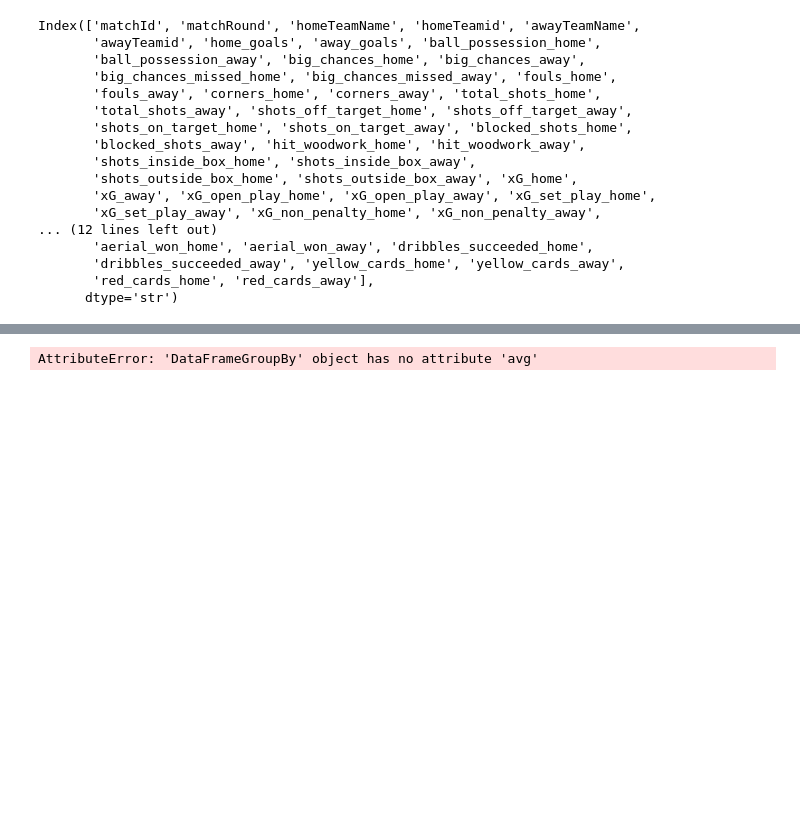
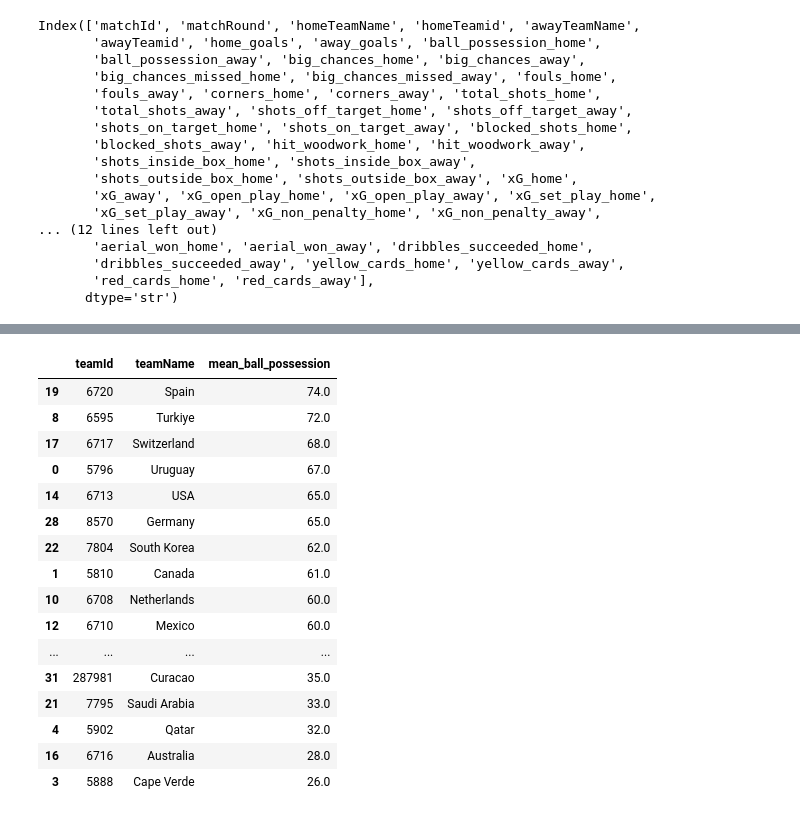
Before and after one commit to bolaxel/wcup26, a Jupyter notebook: cleaning.ipynb, the cells around one changed output, grey strips where cells are left out. Saved outputs shown, nothing was run; the diff lists cells and outputs as text; code cells hidden in the pictures; blank space fills up the shorter version.

```diff
--- a/cleaning.ipynb
+++ b/cleaning.ipynb
@@ -48,38 +105,55 @@ Index(['matchId', 'matchRound', 'homeTeamName', 'homeTeamid', 'awayTeamName',
 # %%
-# AVG
+# MEAN
 
 # ball_possession_home,
-home_df = df[['homeTeamName', 'homeTeamid', 'ball_possession_home']].rename(
+mean_home_df = df[['homeTeamName', 'homeTeamid', 'ball_possession_home']].rename(
     columns={
         'homeTeamName': 'teamName',
         'homeTeamid': 'teamId',
-        'ball_possesion_home': 'ball_possession'
+        'ball_possession_home': 'ball_possession'
     }
 )
 
 # Create a dataframe with away teams and their goals
-away_df = df[['awayTeamName', 'awayTeamid', 'ball_possession_away']].rename(
+mean_away_df = df[['awayTeamName', 'awayTeamid', 'ball_possession_away']].rename(
     columns={
         'awayTeamName': 'teamName',
         'awayTeamid': 'teamId',
         'ball_possession_away': 'ball_possession'
     }
 )
 
 # Stack both dataframes together
-avg_possession = pd.concat([home_df, away_df], ignore_index=True)
+mean_possession = pd.concat([mean_home_df, mean_away_df], ignore_index=True)
 
 # Sum goals by team
-avg_result = (
-    avg_possession
+mean_result = (
+    mean_possession
     .groupby(['teamId', 'teamName'], as_index=False)[['ball_possession']]
-    .avg()
-    .sort_values('ball_pssession', ascending=False)
+    .mean()
+    .rename(columns={'ball_possession': 'mean_ball_possession'})
+    .sort_values('mean_ball_possession', ascending=False)
 )
 
-avg_result
+mean_result
 # %% [output]
-AttributeError: 'DataFrameGroupBy' object has no attribute 'avg'
+|  | teamId | teamName | mean_ball_possession |
+| 19 | 6720 | Spain | 74.0 |
+| 8 | 6595 | Turkiye | 72.0 |
+| 17 | 6717 | Switzerland | 68.0 |
+| 0 | 5796 | Uruguay | 67.0 |
+| 14 | 6713 | USA | 65.0 |
+| 28 | 8570 | Germany | 65.0 |
+| 22 | 7804 | South Korea | 62.0 |
+| 1 | 5810 | Canada | 61.0 |
+| 10 | 6708 | Netherlands | 60.0 |
+| 12 | 6710 | Mexico | 60.0 |
+| ... | ... | ... | ... |
+| 31 | 287981 | Curacao | 35.0 |
+| 21 | 7795 | Saudi Arabia | 33.0 |
+| 4 | 5902 | Qatar | 32.0 |
+| 16 | 6716 | Australia | 28.0 |
+| 3 | 5888 | Cape Verde | 26.0 |
 # %%
 # clean columns
 # fouls_home, accurate_passes_home, accurate_long_passes_home, accurate_crosses_home, ground_duels_won_home, aerial_won_home, dribbles_succeeded_home
```
Also changed, not shown: parts of 3 cells of this notebook.
